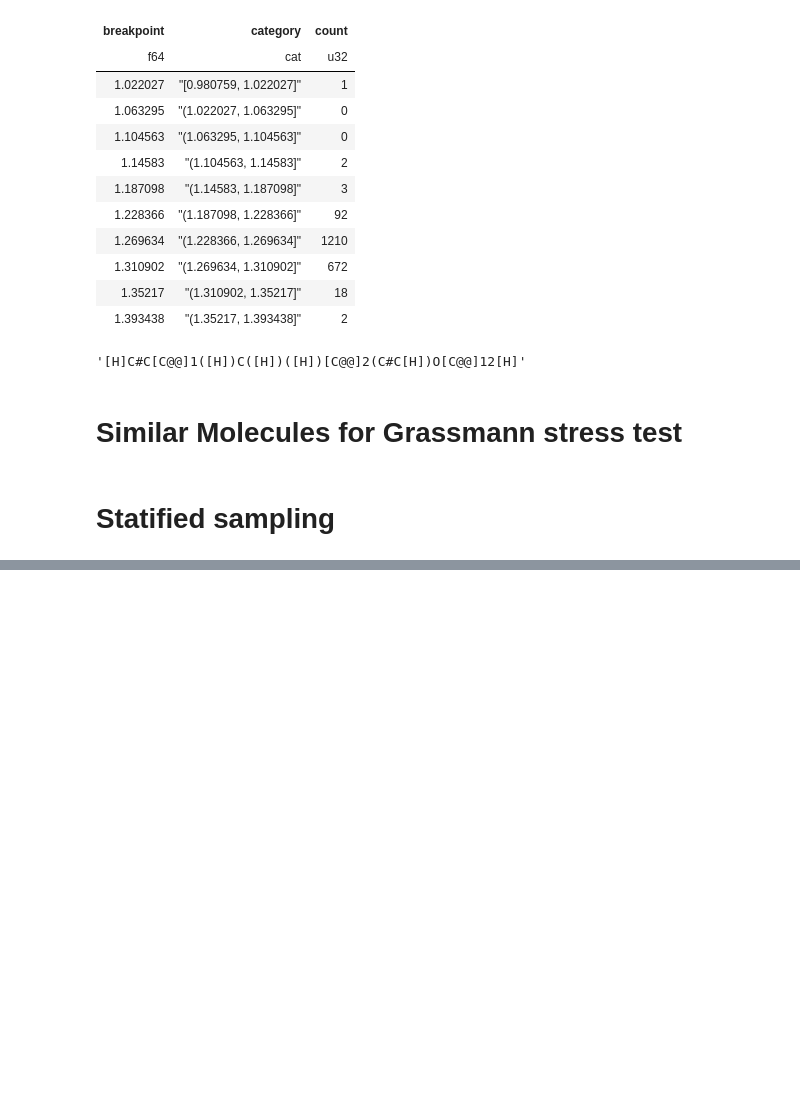
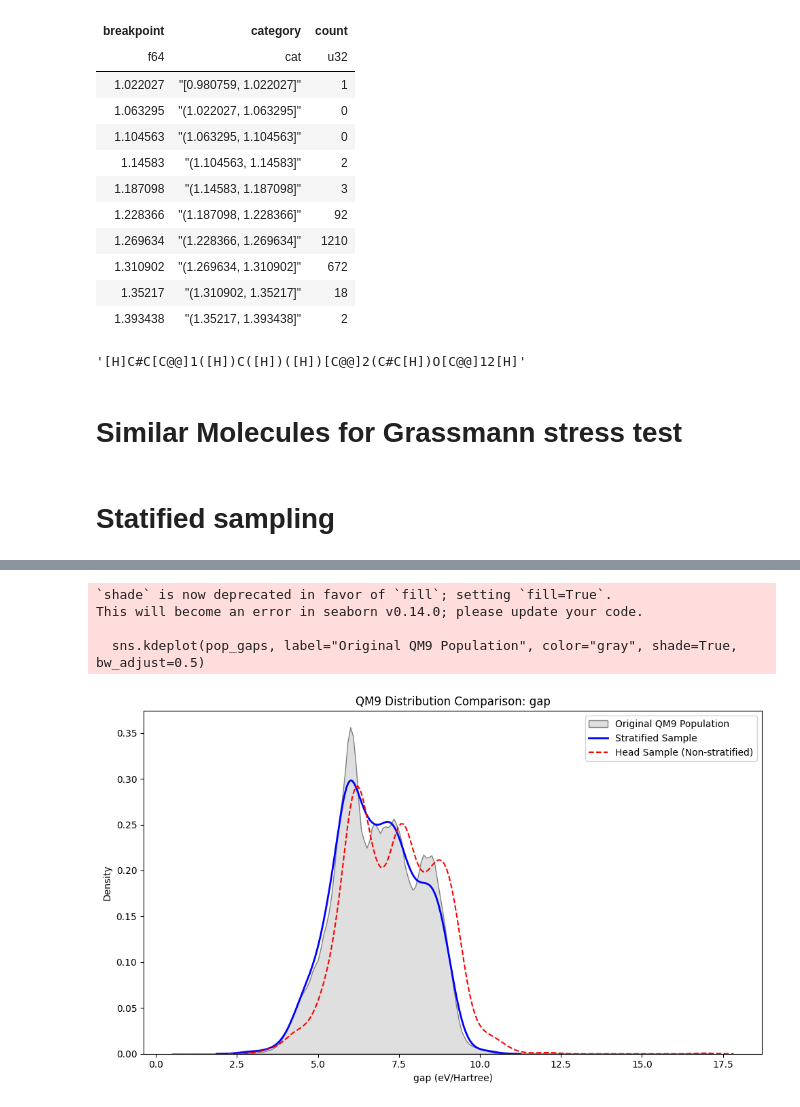
Before and after one commit to karlfindhansen/Non-Euclidean-Distances-in-Molecular-Representation, a Jupyter notebook: notebooks/QM9/analysis/qm9_analysis.ipynb, the cells around one changed output, grey strips where cells are left out. Drawn from its saved outputs; the diff is of its cells as text; code cells hidden in the pictures; blank space fills up the shorter version.

Commit message:
feat: validation of stratifed sampling

```diff
--- a/notebooks/QM9/analysis/qm9_analysis.ipynb
+++ b/notebooks/QM9/analysis/qm9_analysis.ipynb
@@ -314,17 +315,0 @@ Warning: You are sending unauthenticated requests to the HF Hub. Please set a HF
-# %%
-df_first = df_first["num_atoms", "gap"]
-
-fig, (ax1, ax2) = plt.subplots(1, 2, figsize=(14, 5))
-
-sns.histplot(df_first["num_atoms"].to_numpy(), kde=True, color="skyblue", ax=ax1, bins=8)
-ax1.set_title("Distribution: Number of Atoms", fontsize=14, pad=15)
-ax1.set_xlabel("num_atoms")
-ax1.set_ylabel("Count")
-
-sns.histplot(df_first["gap"].to_numpy(), kde=True, color="#ff7f0e", ax=ax2, bins=8)
-ax2.set_title("Distribution: Gap Property", fontsize=14, pad=15)
-ax2.set_xlabel("gap")
-ax2.set_ylabel("Count")
-
-plt.tight_layout()
-plt.show()
@@ -425,0 +316,3 @@ Standard Deviation of Bin Counts: 1.48
+# %%
+qm9_strat = QM9Dataset(sampling_strategy="stratified", stratify_by=['num_atoms', 'gap'], subset_size=2000)
+df_strat = qm9_strat.load(force_process=True)
@@ -425,0 +338,47 @@ Standard Deviation of Bin Counts: 1.48
+# %%
+
+# 2. Lightning-fast Population Extraction (Bypasses SOAP/ACSF processing)
+print("Extracting full QM9 population targets for validation...")
+raw_dataset = QM9(root="data/QM9")
+gap_idx = QM9Dataset.QM9_TARGETS.index("gap")
+
+# Extract the gap values for all 130,000+ molecules directly
+pop_gaps = np.array([data.y[0, gap_idx].item() for data in raw_dataset])
+
+# 3. Clean nulls
+strat_gaps = df_strat["gap"].drop_nulls().to_numpy()
+head_gaps = df_first["gap"].drop_nulls().to_numpy()
+
+# 4. Kolmogorov-Smirnov Tests
+print("\n--- Stratified Sample vs. Population ---")
+stat_strat, p_strat = ks_2samp(pop_gaps, strat_gaps)
+print(f"KS Statistic: {stat_strat:.4f} (Closer to 0 is better)")
+print(f"P-value:      {p_strat:.4f} (Larger than 0.05 is good)")
+
+print("\n--- Head Sample vs. Population ---")
+stat_head, p_head = ks_2samp(pop_gaps, head_gaps)
+print(f"KS Statistic: {stat_head:.4f}")
+print(f"P-value:      {p_head:.4f}")
+
+# 5. Visual Validation
+plt.figure(figsize=(10, 6))
+
+# Plot Population
+sns.kdeplot(pop_gaps, label="Original QM9 Population", color="gray", shade=True, bw_adjust=0.5)
+
+# Plot Stratified
+sns.kdeplot(strat_gaps, label="Stratified Sample", color="blue", linewidth=2)
+
+# Plot Head Sample
+sns.kdeplot(head_gaps, label="Head Sample (Non-stratified)", color="red", linestyle="--")
+
+plt.title("QM9 Distribution Comparison: gap")
+plt.xlabel("gap (eV/Hartree)")
+plt.ylabel("Density")
+plt.legend()
+plt.tight_layout()
+
+plt.savefig('figures/qm9/sampling/stat_sampling_validation.png', dpi=300)
+
+plt.show()
+# %% [output]
@@ -425,0 +394,5 @@ Standard Deviation of Bin Counts: 1.48
+`shade` is now deprecated in favor of `fill`; setting `fill=True`.
+This will become an error in seaborn v0.14.0; please update your code.
+
+  sns.kdeplot(pop_gaps, label="Original QM9 Population", color="gray", shade=True, bw_adjust=0.5)
+[figure, added]
```
Also changed, not shown: parts of 11 cells of this notebook, 2 other files.
